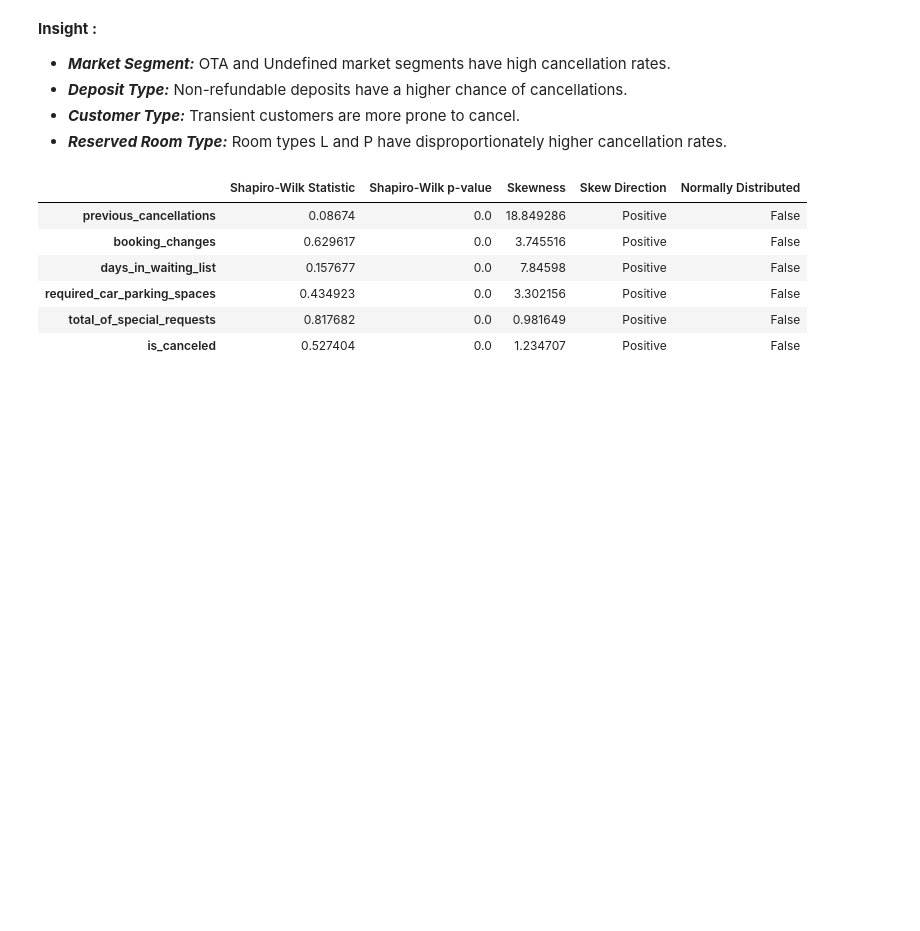
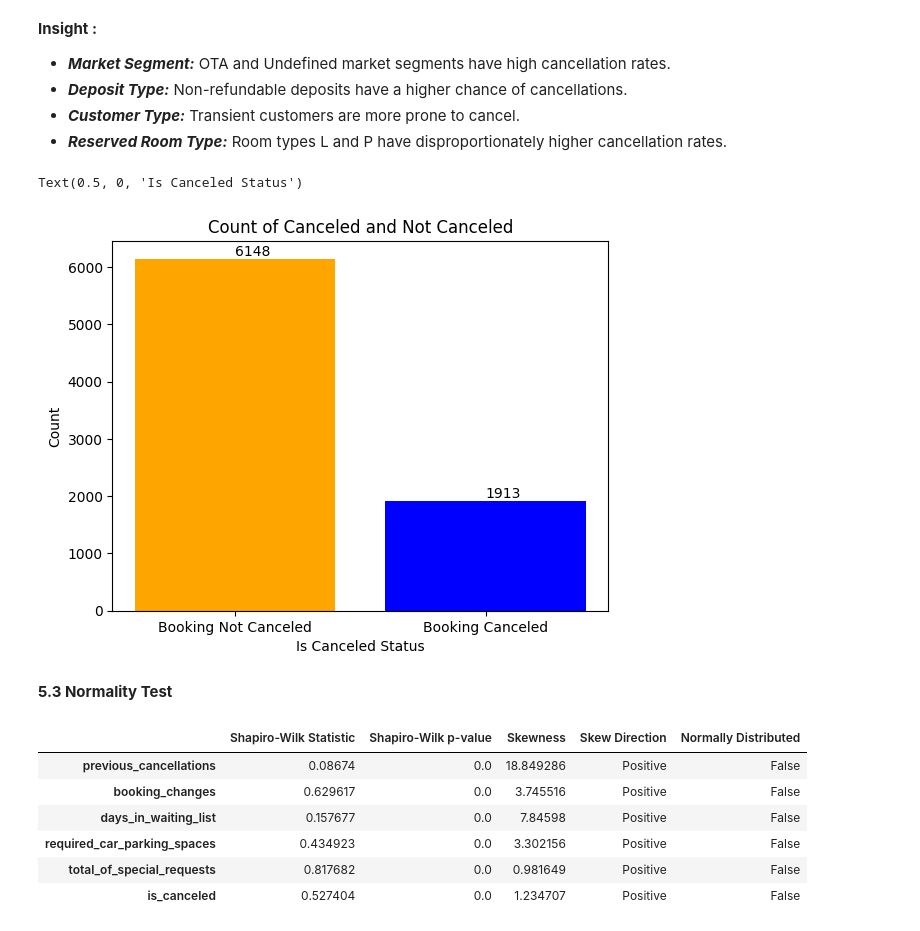
Before and after one commit to melinayu/Hotel-Booking-Demand-Project, a Jupyter notebook: notebooks/Hotel-Booking-Demand.ipynb, the cells around one changed output. Cells and saved outputs as stored; diff of their text form; code cells hidden in the pictures; blank space fills up the shorter version.

```diff
--- a/notebooks/Hotel-Booking-Demand.ipynb
+++ b/notebooks/Hotel-Booking-Demand.ipynb
@@ -536,6 +520,29 @@ for i in df_seen.drop(columns=['is_canceled','country','previous_cancellations',
 - ***Deposit Type:*** Non-refundable deposits have a higher chance of cancellations.
 - ***Customer Type:*** Transient customers are more prone to cancel.
 - ***Reserved Room Type:*** Room types L and P have disproportionately higher cancellation rates.
+# %%
+# Updated categories and counts
+categories = ['Booking Not Canceled', 'Booking Canceled']
+counts = df_seen['is_canceled'].value_counts()
+
+# Generating the updated bar chart
+fig, ax = plt.subplots()
+bars = ax.bar(categories, counts, color=['orange', 'blue'])
+
+# Adding the count above the bars
+for bar in bars:
+    yval = bar.get_height()
+    plt.text(bar.get_x() + bar.get_width()/2.0, yval, int(yval), va='bottom')
+
+# Setting the title and labels
+ax.set_title('Count of Canceled and Not Canceled')
+ax.set_ylabel('Count')
+ax.set_xlabel('Is Canceled Status')
+# %% [output]
+Text(0.5, 0, 'Is Canceled Status')
+[figure, added]
+# %% [markdown]
+**5.3 Normality Test**
 # %%
 from scipy.stats import shapiro
 
```
Also changed, not shown: parts of 40 cells of this notebook, 1 other file.
